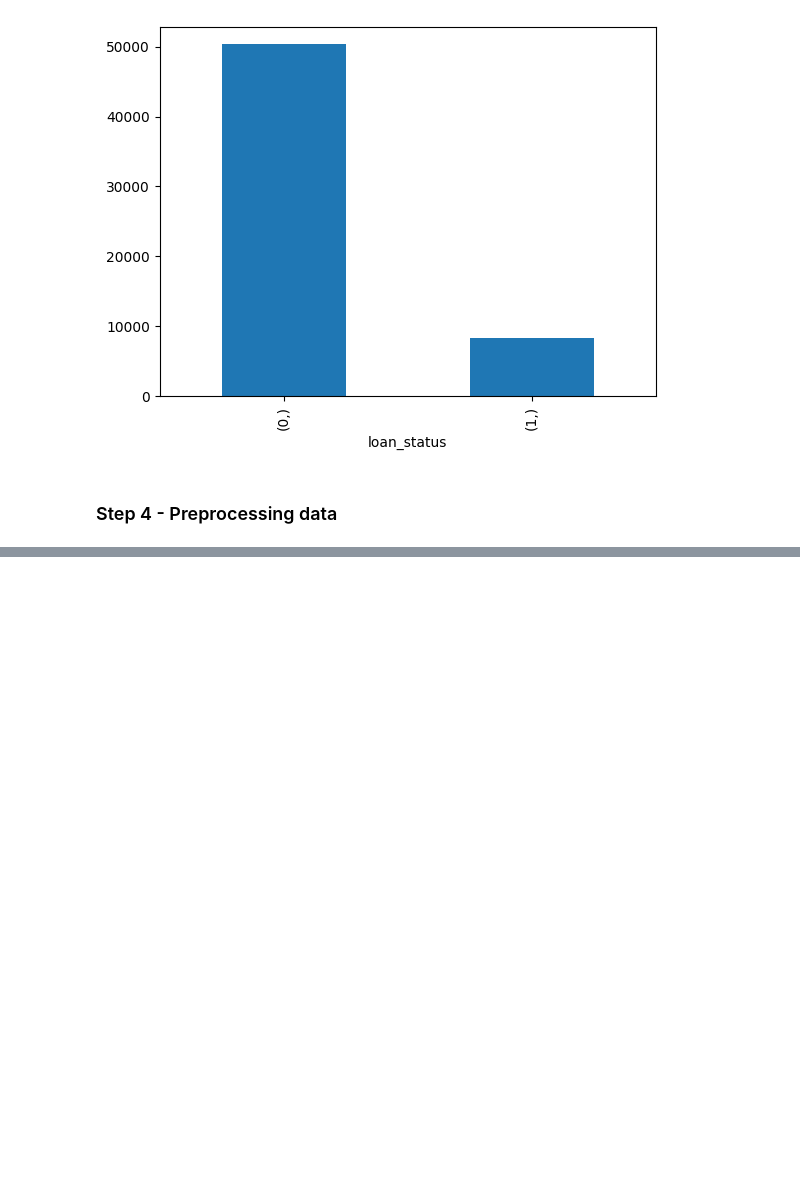
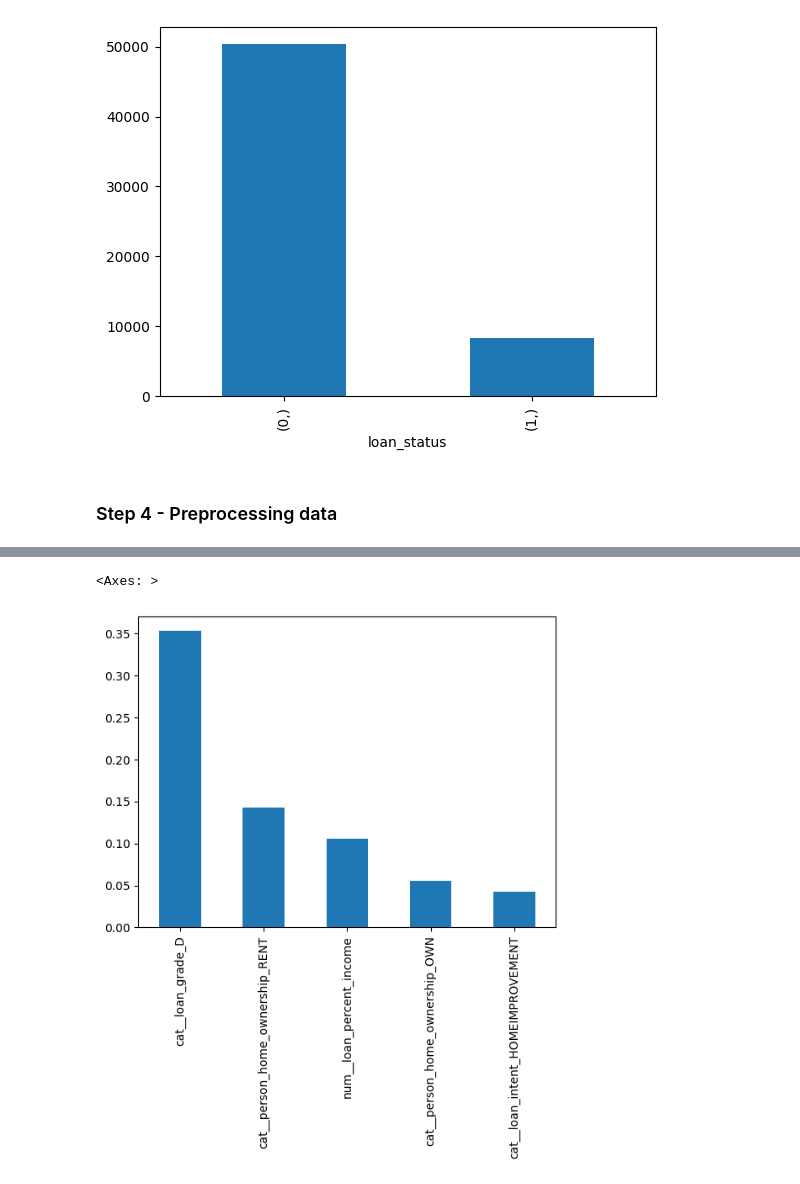
Before and after one commit to CODERADITYA415002/Machine-Learning, a Jupyter notebook: 13 Algo Evaluation/Algo Evaluation.ipynb, the cells around one changed output, grey strips where cells are left out. Saved outputs shown, nothing was run; the diff lists cells and outputs as text; code cells hidden in the pictures; blank space fills up the shorter version.

```diff
--- a/13 Algo Evaluation/Algo Evaluation.ipynb
+++ b/13 Algo Evaluation/Algo Evaluation.ipynb
@@ -92,0 +297,3 @@ ModuleNotFoundError: No module named 'utils'
+# %%
+imp = pd.Series(best_model.feature_importances_, index=xtrain.columns)
+imp
@@ -92,0 +338,5 @@ ModuleNotFoundError: No module named 'utils'
+# %%
+imp.sort_values(ascending=False).head().plot(kind="bar")
+# %% [output]
+<Axes: >
+[figure, added]
```
Also changed, not shown: parts of 53 cells of this notebook, 3 other files.
